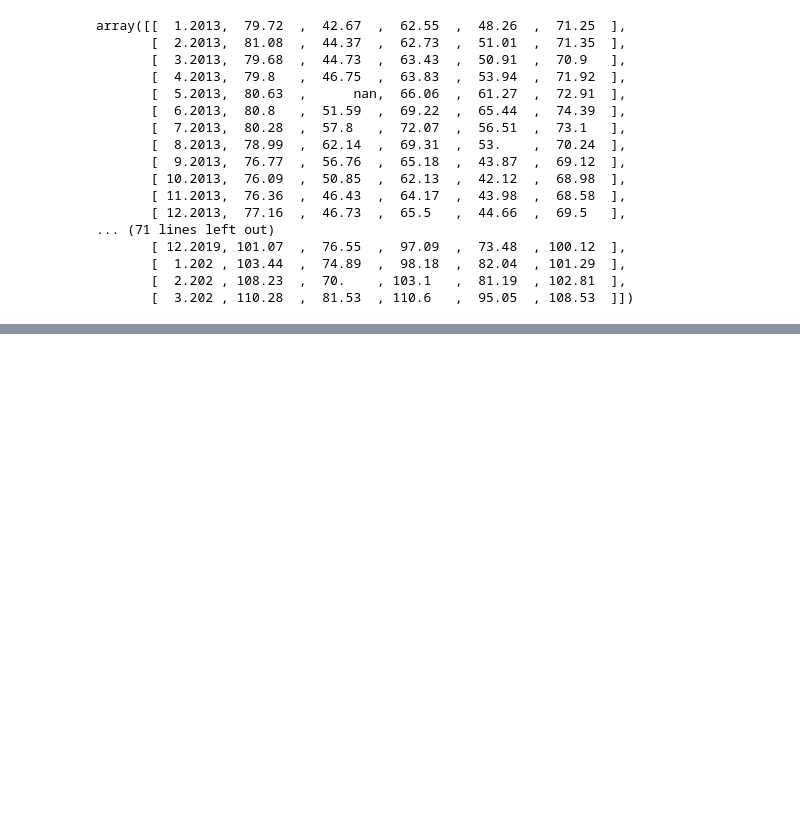
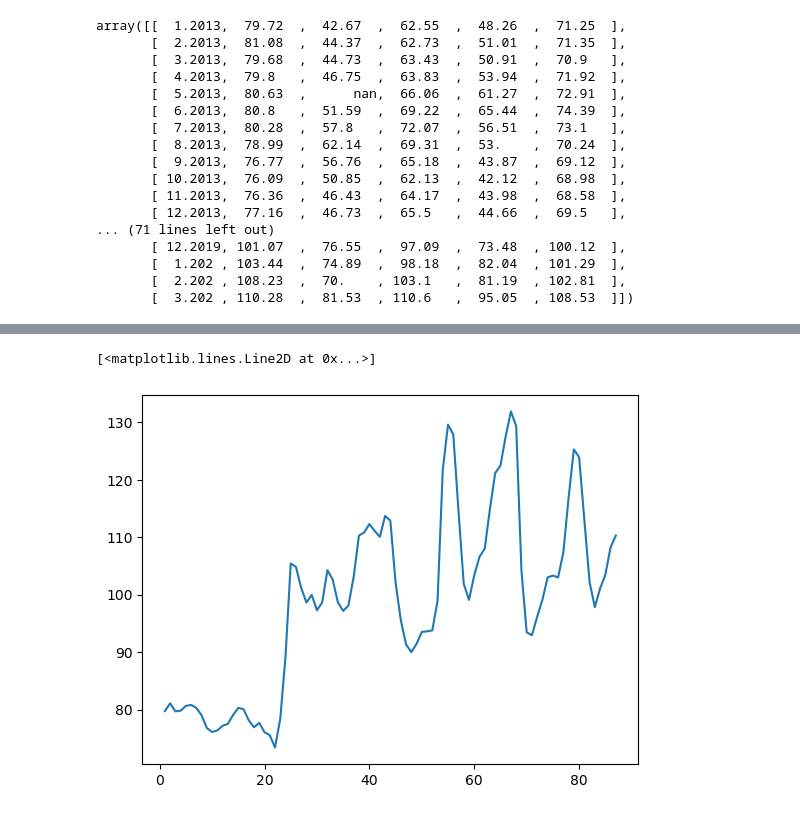
Before and after one commit to LuisEnriquePH/ETL-Alura, a Jupyter notebook: Numpy/Conociendo-Numpy.ipynb, the cells around one changed output, grey strips where cells are left out. Drawn from its saved outputs; the diff is of its cells as text; code cells hidden in the pictures; blank space fills up the shorter version.

```diff
--- a/Numpy/Conociendo-Numpy.ipynb
+++ b/Numpy/Conociendo-Numpy.ipynb
@@ -94,0 +165,5 @@ array([[  1.2013,  79.72  ,  42.67  ,  62.55  ,  48.26  ,  71.25  ],
+# %%
+plt.plot(fechas, precios[:,0])
+# %% [output]
+[<matplotlib.lines.Line2D at 0x...>]
+[figure, added]
```
Also changed, not shown: parts of 34 cells of this notebook, 2 other files.
